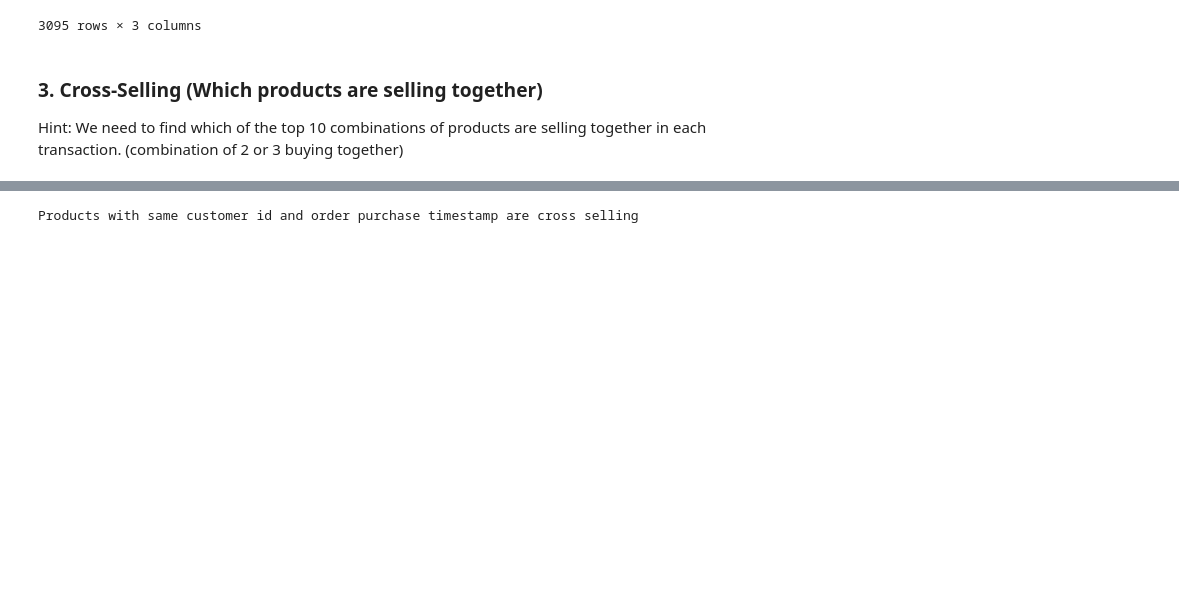
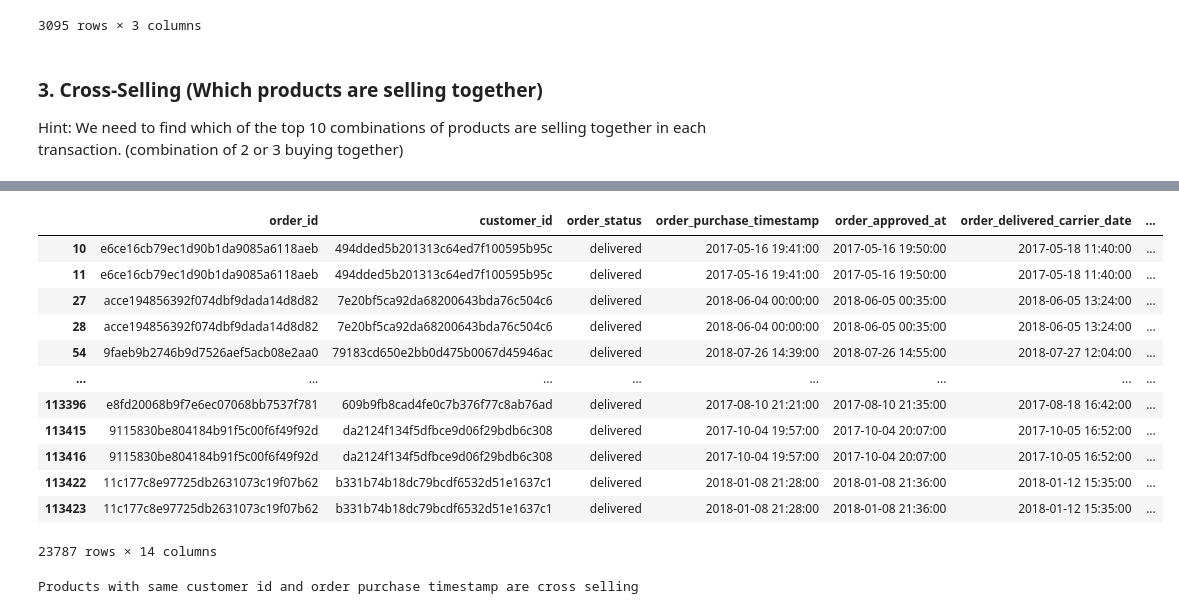
Before and after one commit to sakshisv/Marketing-Analytics-for-E-Commerce, a Jupyter notebook: Marketing Analytics (Python).ipynb, the cells around one changed output, grey strips where cells are left out. Saved outputs shown, nothing was run; the diff lists cells and outputs as text; code cells hidden in the pictures; blank space fills up the shorter version.

```diff
--- a/Marketing Analytics (Python).ipynb
+++ b/Marketing Analytics (Python).ipynb
@@ -832,3 +832,19 @@ orders_.head(20)
+# %%
+orders_
+# %% [output]
+|  | order_id | customer_id | order_status | order_purchase_timestamp | order_approved_at | order_delivered_carrier_date | ... |
+| 10 | e6ce16cb79ec1d90b1da9085a6118aeb | 494dded5b201313c64ed7f100595b95c | delivered | 2017-05-16 19:41:00 | 2017-05-16 19:50:00 | 2017-05-18 11:40:00 | ... |
+| 11 | e6ce16cb79ec1d90b1da9085a6118aeb | 494dded5b201313c64ed7f100595b95c | delivered | 2017-05-16 19:41:00 | 2017-05-16 19:50:00 | 2017-05-18 11:40:00 | ... |
+| 27 | acce194856392f074dbf9dada14d8d82 | 7e20bf5ca92da68200643bda76c504c6 | delivered | 2018-06-04 00:00:00 | 2018-06-05 00:35:00 | 2018-06-05 13:24:00 | ... |
+| 28 | acce194856392f074dbf9dada14d8d82 | 7e20bf5ca92da68200643bda76c504c6 | delivered | 2018-06-04 00:00:00 | 2018-06-05 00:35:00 | 2018-06-05 13:24:00 | ... |
+| 54 | 9faeb9b2746b9d7526aef5acb08e2aa0 | 79183cd650e2bb0d475b0067d45946ac | delivered | 2018-07-26 14:39:00 | 2018-07-26 14:55:00 | 2018-07-27 12:04:00 | ... |
+| ... | ... | ... | ... | ... | ... | ... | ... |
+| 113396 | e8fd20068b9f7e6ec07068bb7537f781 | 609b9fb8cad4fe0c7b376f77c8ab76ad | delivered | 2017-08-10 21:21:00 | 2017-08-10 21:35:00 | 2017-08-18 16:42:00 | ... |
+| 113415 | 9115830be804184b91f5c00f6f49f92d | da2124f134f5dfbce9d06f29bdb6c308 | delivered | 2017-10-04 19:57:00 | 2017-10-04 20:07:00 | 2017-10-05 16:52:00 | ... |
+| 113416 | 9115830be804184b91f5c00f6f49f92d | da2124f134f5dfbce9d06f29bdb6c308 | delivered | 2017-10-04 19:57:00 | 2017-10-04 20:07:00 | 2017-10-05 16:52:00 | ... |
+| 113422 | 11c177c8e97725db2631073c19f07b62 | b331b74b18dc79bcdf6532d51e1637c1 | delivered | 2018-01-08 21:28:00 | 2018-01-08 21:36:00 | 2018-01-12 15:35:00 | ... |
+| 113423 | 11c177c8e97725db2631073c19f07b62 | b331b74b18dc79bcdf6532d51e1637c1 | delivered | 2018-01-08 21:28:00 | 2018-01-08 21:36:00 | 2018-01-12 15:35:00 | ... |
+23787 rows × 14 columns
 # %%
 orders_order_items = pd.merge(orders , order_items , how='left' , on='order_id' )
 orders_order_items.head(2)
```
Also changed, not shown: parts of 4 cells of this notebook.
